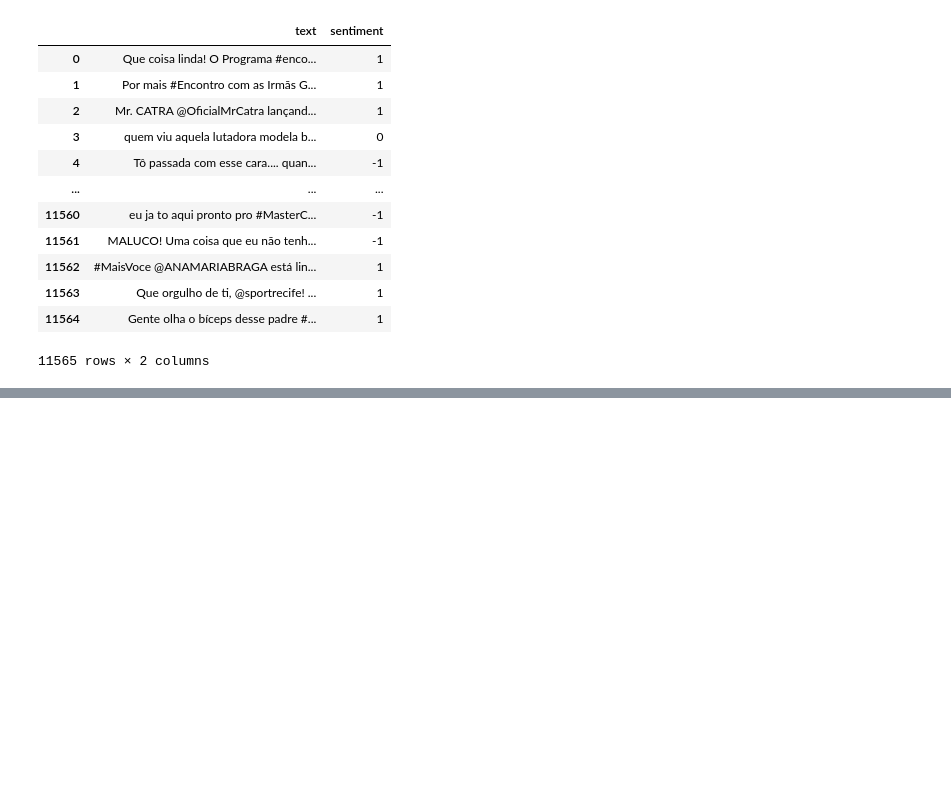
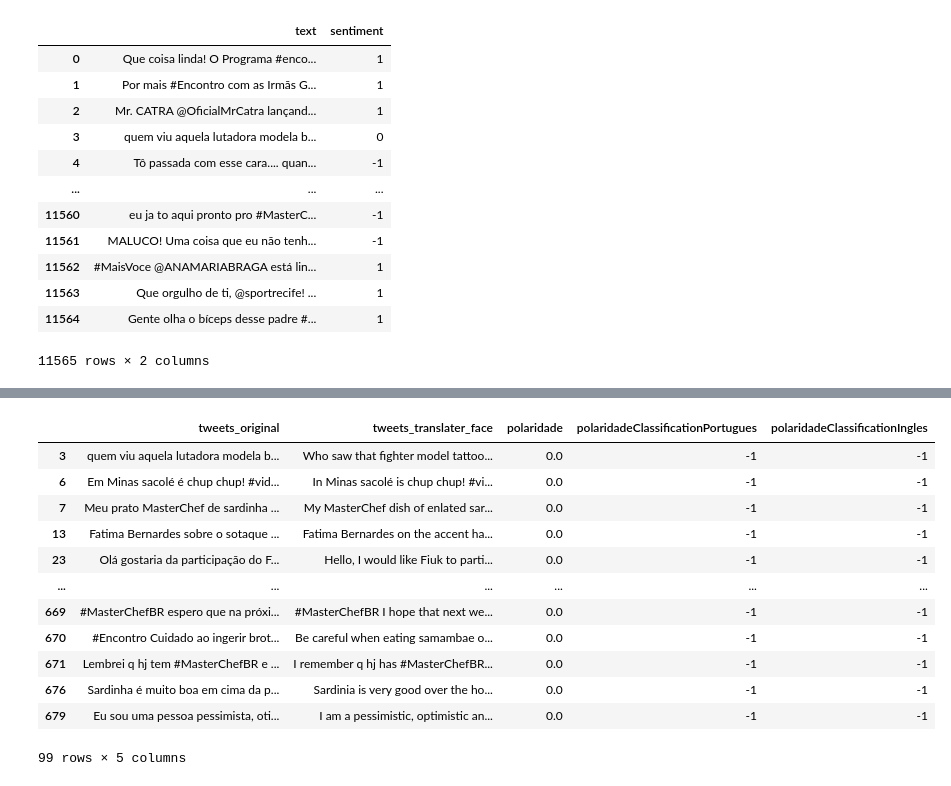
Before and after one commit to Lincolnwallace1/Impacto-da-tradu-o-neural-na-classifica-o-de-sentimentos, a Jupyter notebook: TCC-12-08.ipynb, the cells around one changed output, grey strips where cells are left out. Cells and saved outputs as stored; diff of their text form; code cells hidden in the pictures; blank space fills up the shorter version.

```diff
--- a/TCC-12-08.ipynb
+++ b/TCC-12-08.ipynb
@@ -145,0 +238,6 @@ negative.to_csv('negative.csv', index=False)
+# %%
+neutral['polaridadeClassificationPortugues'] = neutral['tweets_original'].apply(classification_frasesM)
+# %%
+neutral.dropna(inplace=True)
+# %%
+neutral['polaridadeClassificationIngles'] = neutral['tweets_translater_face'].apply(classification_frasesM)
@@ -145,0 +262,19 @@ negative.to_csv('negative.csv', index=False)
+# %%
+neutral['polaridadeClassificationPortugues'] = neutral['polaridadeClassificationPortugues'].replace(2, 1).replace(0, -1).replace(1, 0)
+neutral['polaridadeClassificationIngles'] = neutral['polaridadeClassificationIngles'].replace(2, 1).replace(0, -1).replace(1, 0)
+# %%
+neutral
+# %% [output]
+|  | tweets_original | tweets_translater_face | polaridade | polaridadeClassificationPortugues | polaridadeClassificationIngles |
+| 3 | quem viu aquela lutadora modela b... | Who saw that fighter model tattoo... | 0.0 | -1 | -1 |
+| 6 | Em Minas sacolé é chup chup! #vid... | In Minas sacolé is chup chup! #vi... | 0.0 | -1 | -1 |
+| 7 | Meu prato MasterChef de sardinha ... | My MasterChef dish of enlated sar... | 0.0 | -1 | -1 |
+| 13 | Fatima Bernardes sobre o sotaque ... | Fatima Bernardes on the accent ha... | 0.0 | -1 | -1 |
+| 23 | Olá gostaria da participação do F... | Hello, I would like Fiuk to parti... | 0.0 | -1 | -1 |
+| ... | ... | ... | ... | ... | ... |
+| 669 | #MasterChefBR espero que na próxi... | #MasterChefBR I hope that next we... | 0.0 | -1 | -1 |
+| 670 | #Encontro Cuidado ao ingerir brot... | Be careful when eating samambae o... | 0.0 | -1 | -1 |
+| 671 | Lembrei q hj tem #MasterChefBR e ... | I remember q hj has #MasterChefBR... | 0.0 | -1 | -1 |
+| 676 | Sardinha é muito boa em cima da p... | Sardinia is very good over the ho... | 0.0 | -1 | -1 |
+| 679 | Eu sou uma pessoa pessimista, oti... | I am a pessimistic, optimistic an... | 0.0 | -1 | -1 |
+99 rows × 5 columns
```
Also changed, not shown: parts of 27 cells of this notebook, 3 other files.
